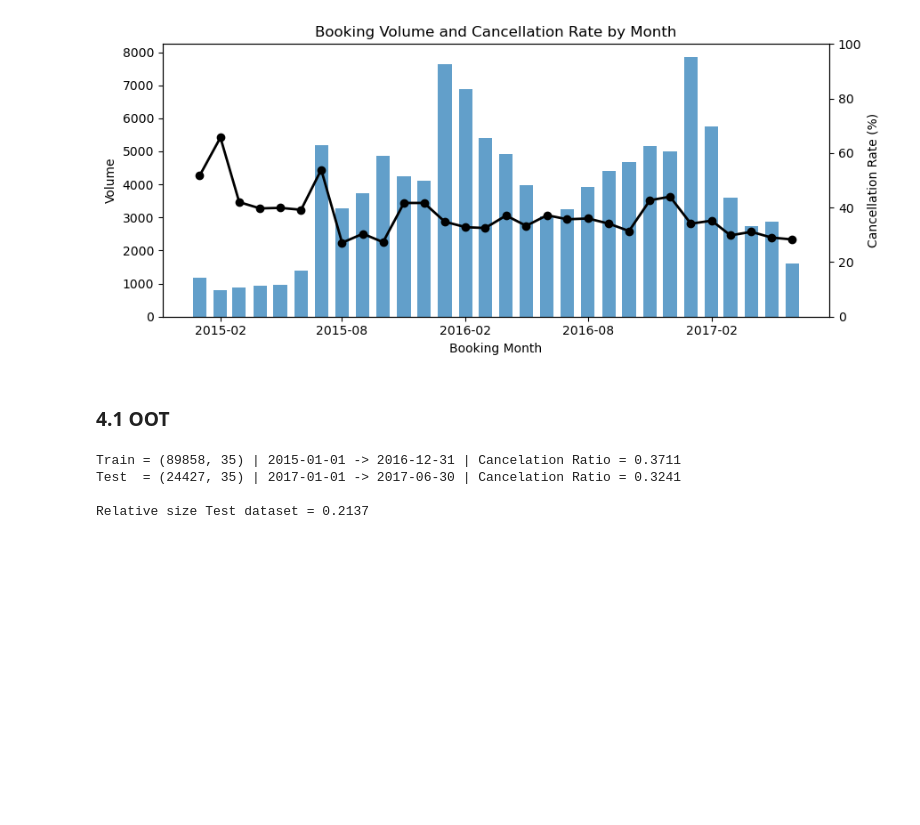
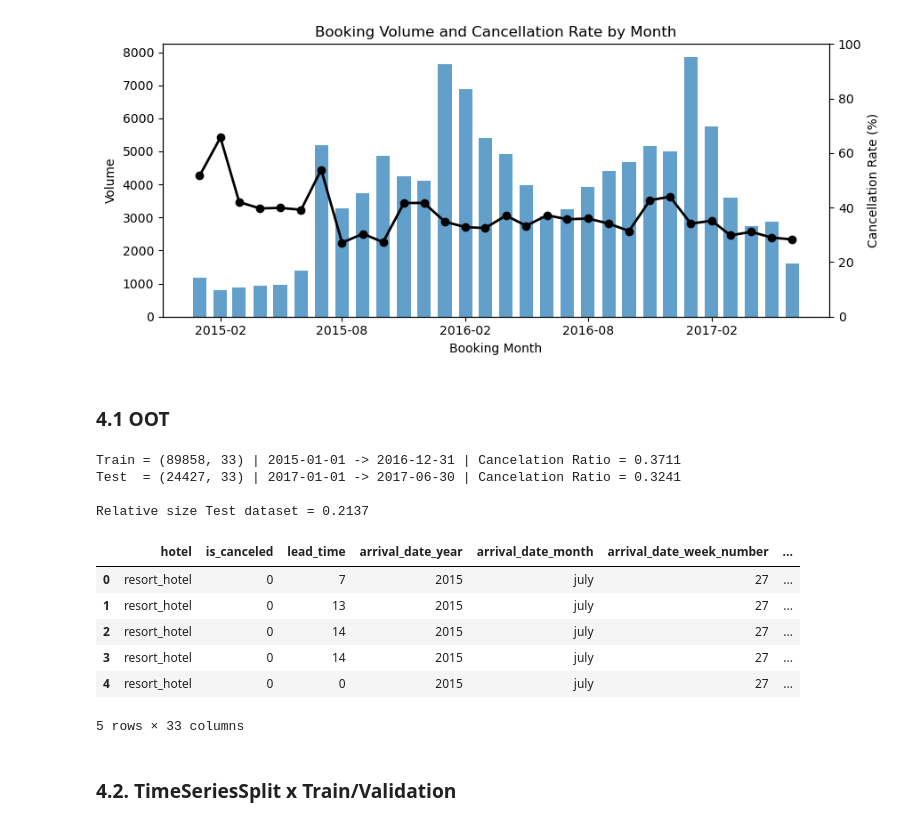
Before and after one commit to bruno-lima98/portfolio-hotel-cancellation-prediction, a Jupyter notebook: main.ipynb, the cells around one changed output. Drawn from its saved outputs; the diff is of its cells as text; code cells hidden in the pictures; blank space fills up the shorter version.

```diff
--- a/main.ipynb
+++ b/main.ipynb
@@ -588,15 +572,27 @@ plt.show()
 ### 4.1 OOT
 # %%
 cutoff = "2017-01-01"
-df_train = df[df["booking_date"] < cutoff].reset_index()
-df_test = df[df["booking_date"] >= cutoff].reset_index()
+df_train = df[df["booking_date"] < cutoff].reset_index(drop=True)
+df_test = df[df["booking_date"] >= cutoff].reset_index(drop=True)
 
 print(f"Train = {df_train.shape} | {df_train["booking_date"].min().date()} -> {df_train["booking_date"].max().date()} | Cancelation Ratio = {df_train["is_canceled"].mean():.4f}")
 print(f"Test  = {df_test.shape} | {df_test["booking_date"].min().date()} -> {df_test["booking_date"].max().date()} | Cancelation Ratio = {df_test["is_canceled"].mean():.4f}")
 print()
 print(f"Relative size Test dataset = {df_test.shape[0] / df.shape[0]:.4f}")
 # %% [output]
-Train = (89858, 35) | 2015-01-01 -> 2016-12-31 | Cancelation Ratio = 0.3711
-Test  = (24427, 35) | 2017-01-01 -> 2017-06-30 | Cancelation Ratio = 0.3241
+Train = (89858, 33) | 2015-01-01 -> 2016-12-31 | Cancelation Ratio = 0.3711
+Test  = (24427, 33) | 2017-01-01 -> 2017-06-30 | Cancelation Ratio = 0.3241
 
 Relative size Test dataset = 0.2137
+# %%
+df_train.head()
+# %% [output]
+|  | hotel | is_canceled | lead_time | arrival_date_year | arrival_date_month | arrival_date_week_number | ... |
+| 0 | resort_hotel | 0 | 7 | 2015 | july | 27 | ... |
+| 1 | resort_hotel | 0 | 13 | 2015 | july | 27 | ... |
+| 2 | resort_hotel | 0 | 14 | 2015 | july | 27 | ... |
+| 3 | resort_hotel | 0 | 14 | 2015 | july | 27 | ... |
+| 4 | resort_hotel | 0 | 0 | 2015 | july | 27 | ... |
+5 rows × 33 columns
+# %% [markdown]
+### 4.2. TimeSeriesSplit x Train/Validation
```
Also changed, not shown: parts of 9 cells of this notebook, 1 other file.
